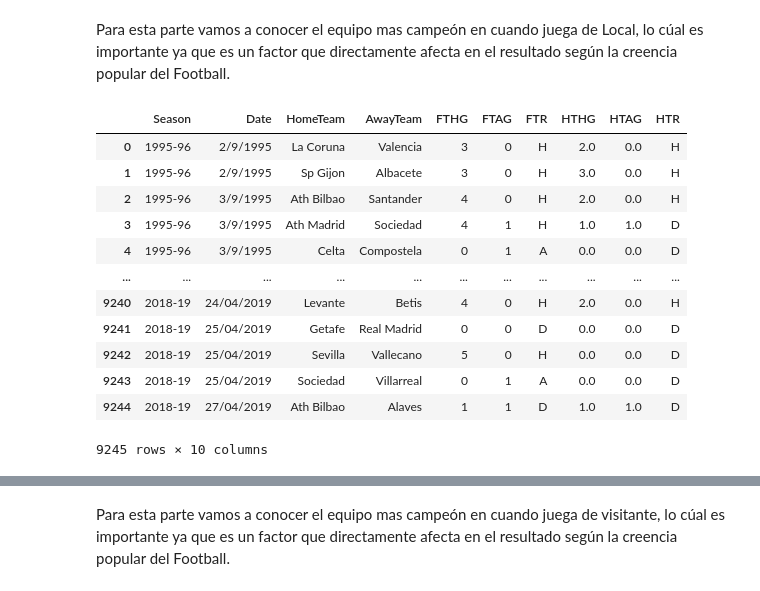
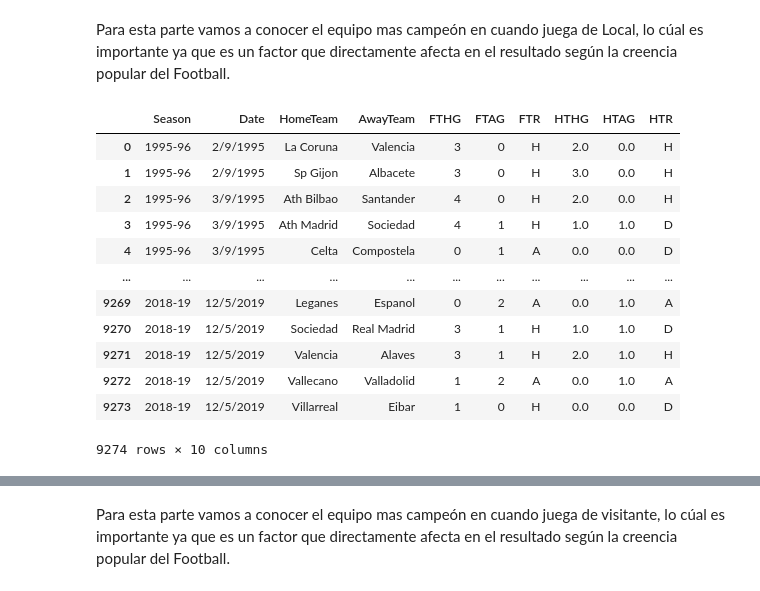
Before and after one commit to tru17189/WhoGonnaWinLaLiga, a Jupyter notebook: AnalisisExploratorio.ipynb, the cells around one changed output, grey strips where cells are left out. Saved outputs shown, nothing was run; the diff lists cells and outputs as text; code cells hidden in the pictures.

```diff
--- a/AnalisisExploratorio.ipynb
+++ b/AnalisisExploratorio.ipynb
@@ -92,21 +92,21 @@ plt.show()
 Para esta parte vamos a conocer el equipo mas campeón en cuando juega de Local, lo cúal es importante ya que es un factor que directamente afecta en el resultado según la creencia popular del Football.
 # %%
 data = pd.read_csv('Info_para_usar\LaLiga Complete Matches 1995-2020.csv')
-data.head(9245)
+data.head(9274)
 # %% [output]
 |  | Season | Date | HomeTeam | AwayTeam | FTHG | FTAG | FTR | HTHG | HTAG | HTR |
 | 0 | 1995-96 | 2/9/1995 | La Coruna | Valencia | 3 | 0 | H | 2.0 | 0.0 | H |
 | 1 | 1995-96 | 2/9/1995 | Sp Gijon | Albacete | 3 | 0 | H | 3.0 | 0.0 | H |
 | 2 | 1995-96 | 3/9/1995 | Ath Bilbao | Santander | 4 | 0 | H | 2.0 | 0.0 | H |
 | 3 | 1995-96 | 3/9/1995 | Ath Madrid | Sociedad | 4 | 1 | H | 1.0 | 1.0 | D |
 | 4 | 1995-96 | 3/9/1995 | Celta | Compostela | 0 | 1 | A | 0.0 | 0.0 | D |
 | ... | ... | ... | ... | ... | ... | ... | ... | ... | ... | ... |
-| 9240 | 2018-19 | 24/04/2019 | Levante | Betis | 4 | 0 | H | 2.0 | 0.0 | H |
-| 9241 | 2018-19 | 25/04/2019 | Getafe | Real Madrid | 0 | 0 | D | 0.0 | 0.0 | D |
-| 9242 | 2018-19 | 25/04/2019 | Sevilla | Vallecano | 5 | 0 | H | 0.0 | 0.0 | D |
-| 9243 | 2018-19 | 25/04/2019 | Sociedad | Villarreal | 0 | 1 | A | 0.0 | 0.0 | D |
-| 9244 | 2018-19 | 27/04/2019 | Ath Bilbao | Alaves | 1 | 1 | D | 1.0 | 1.0 | D |
+| 9269 | 2018-19 | 12/5/2019 | Leganes | Espanol | 0 | 2 | A | 0.0 | 1.0 | A |
+| 9270 | 2018-19 | 12/5/2019 | Sociedad | Real Madrid | 3 | 1 | H | 1.0 | 1.0 | D |
+| 9271 | 2018-19 | 12/5/2019 | Valencia | Alaves | 3 | 1 | H | 2.0 | 1.0 | H |
+| 9272 | 2018-19 | 12/5/2019 | Vallecano | Valladolid | 1 | 2 | A | 0.0 | 1.0 | A |
+| 9273 | 2018-19 | 12/5/2019 | Villarreal | Eibar | 1 | 0 | H | 0.0 | 0.0 | D |
-9245 rows × 10 columns
+9274 rows × 10 columns
 # %%
 #BARCELONA RESULTADOS COMO LOCAL
 numero = 0
```
Also changed, not shown: 2 other files.
